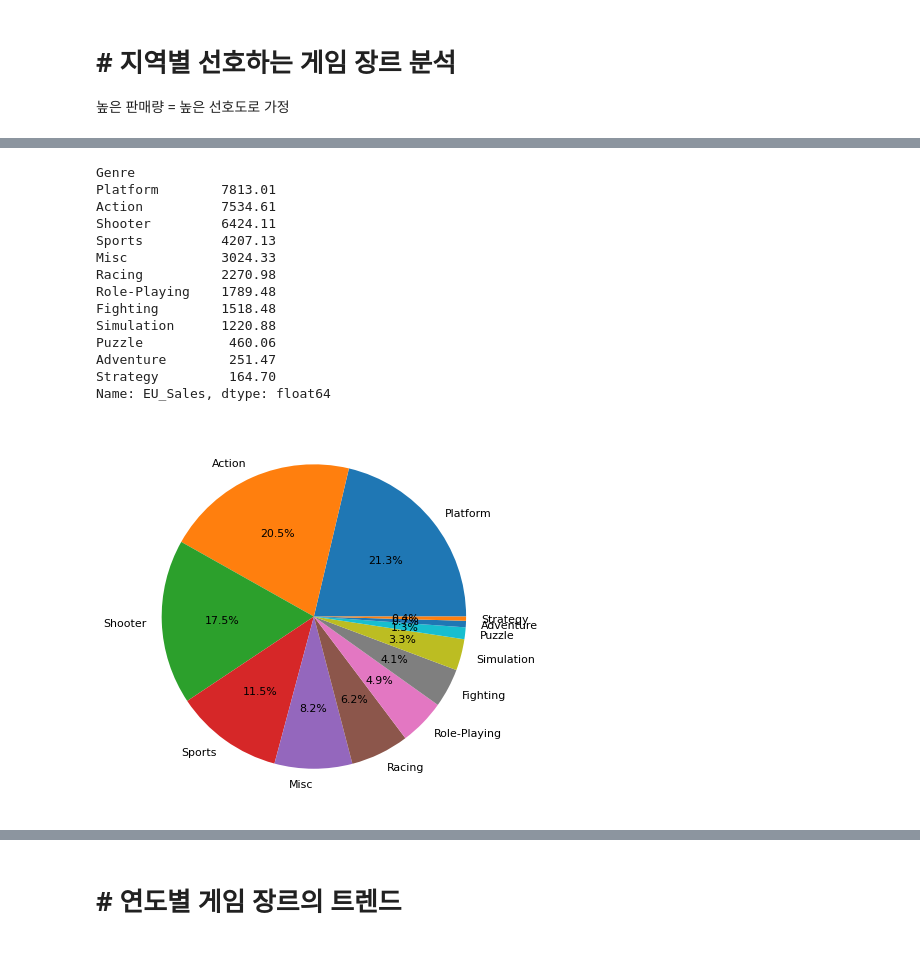
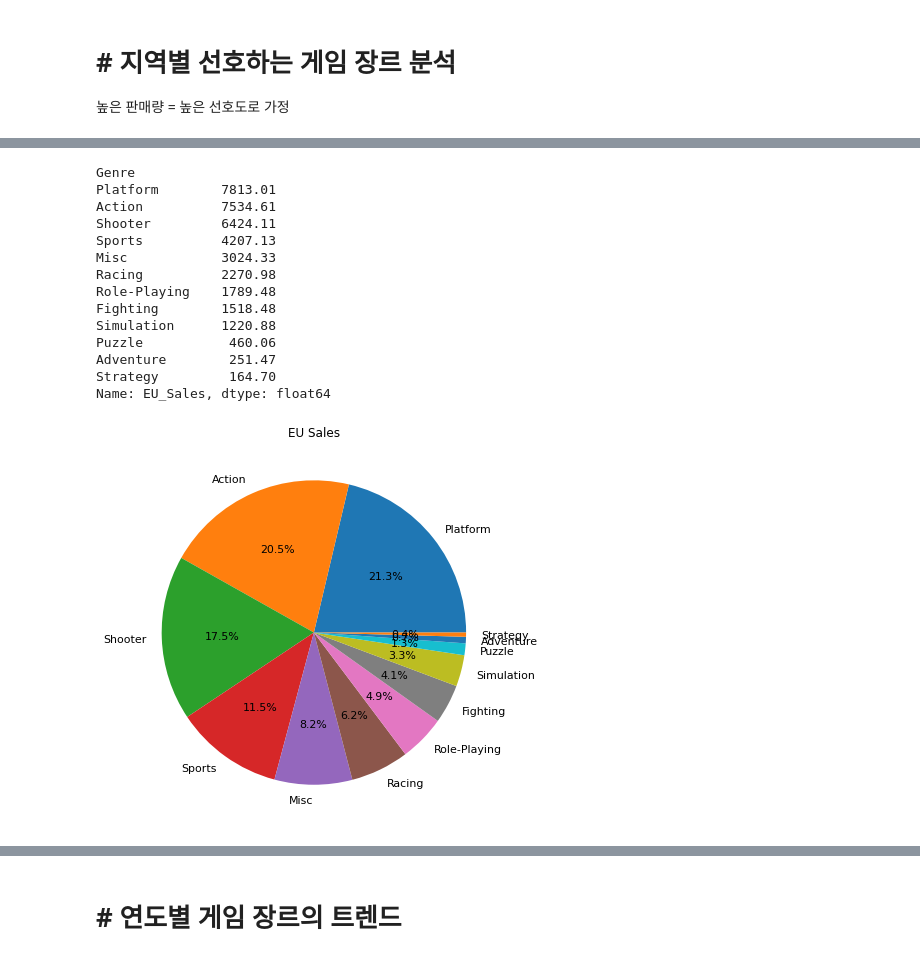
Before and after one commit to spell0607/Project, a Jupyter notebook: Project1.ipynb, the cells around one changed output, grey strips where cells are left out. Cells and saved outputs as stored; diff of their text form; code cells hidden in the pictures.

```diff
--- a/Project1.ipynb
+++ b/Project1.ipynb
@@ -115,26 +132,27 @@ Name: NA_Sales, dtype: float64
 # %%
 # EU지역의 판매량을 파이 차트로 시각화
 EU = pd.DataFrame(df1[['Name','Platform','Year','Genre','Publisher','EU_Sales']])
 EUratio = EU['EU_Sales'].groupby(EU['Genre']).sum().sort_values(ascending=False)
 plt.figure(figsize=(10,7))
+plt.title("EU Sales")
 plt.pie(EUratio, labels = EUratio.index, autopct='%.1f%%', textprops={'size':11})
 EUratio
 # %% [output]
 Genre
 Platform        7813.01
 Action          7534.61
 Shooter         6424.11
 Sports          4207.13
 Misc            3024.33
 Racing          2270.98
 Role-Playing    1789.48
 Fighting        1518.48
 Simulation      1220.88
 Puzzle           460.06
 Adventure        251.47
 Strategy         164.70
 Name: EU_Sales, dtype: float64
-[figure, old version]
+[figure, new version]
 # %%
 # JP지역의 판매량을 파이 차트로 시각화
 JP = pd.DataFrame(df1[['Name','Platform','Year','Genre','Publisher','JP_Sales']])
```
Also changed, not shown: parts of 15 cells of this notebook.
